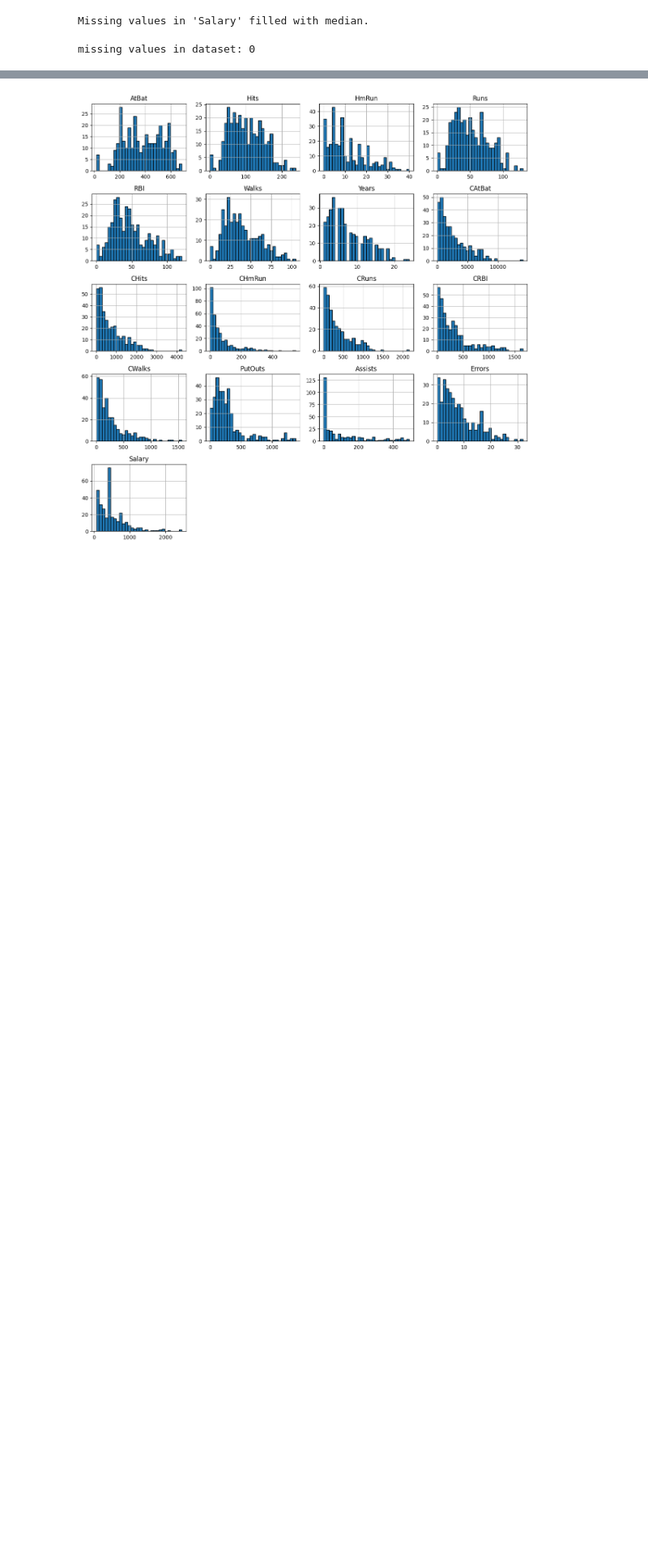
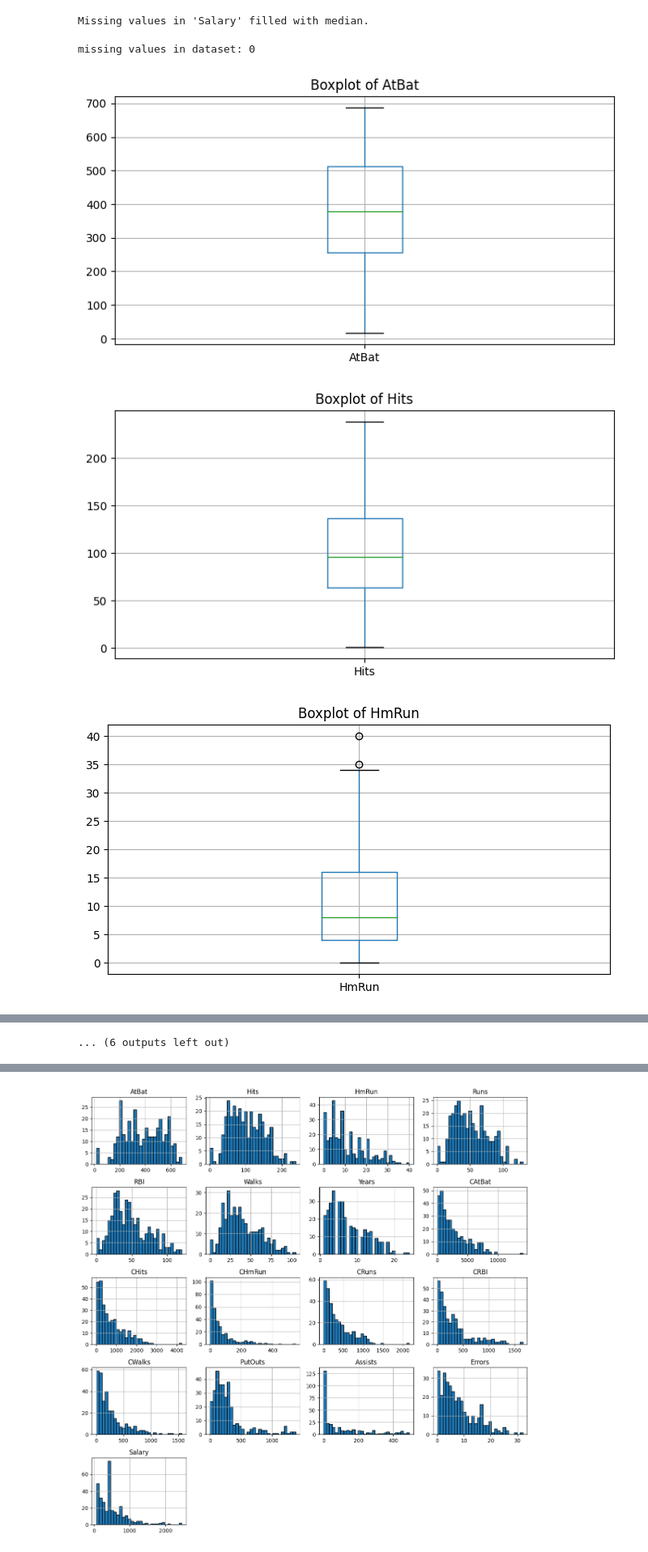
Before and after one commit to Vaishaliii25/EDA_DA, a Jupyter notebook: 21BDS0043_EDA.ipynb, the cells around one changed output, grey strips where cells are left out. Shown at 81% size. Drawn from its saved outputs; the diff is of its cells as text; code cells hidden in the pictures; blank space fills up the shorter version.

```diff
--- a/21BDS0043_EDA.ipynb
+++ b/21BDS0043_EDA.ipynb
@@ -87,3 +94,29 @@ Missing values in 'Salary' filled with median.
 print("missing values in dataset:",df.isnull().sum().sum())
 # %% [output]
 missing values in dataset: 0
+# %%
+# Deduplication: Remove duplicate rows if any
+df = df.drop_duplicates()
+# %%
+# Discretization and binning: Binning the Salary column into bins
+salary_bins = pd.cut(df['Salary'], bins=4, labels=["Low", "Medium", "High", "Very High"])
+df['Salary_Binned'] = salary_bins
+# %%
+# Outlier detection using z-scores
+numeric_cols = df.select_dtypes(include=['float64', 'int64']).columns
+z_scores = df[numeric_cols].apply(zscore)
+# %%
+# Outliers where z-score is greater than 3 or less than -3
+outliers = (z_scores.abs() > 3).any(axis=1)
+for col in numeric_cols:
+    plt.figure(figsize=(8, 4))
+    df.boxplot(column=col)
+    plt.title(f'Boxplot of {col}')
+    plt.show()
+
+df_without_outliers = df[~outliers]
+print(df_without_outliers.head())
+# %% [output]
+[figure, added]
+[figure, added]
+[figure, added]
@@ -89,0 +132 @@ missing values in dataset: 0
+... (6 outputs left out)
```
Also changed, not shown: parts of 62 cells of this notebook.
